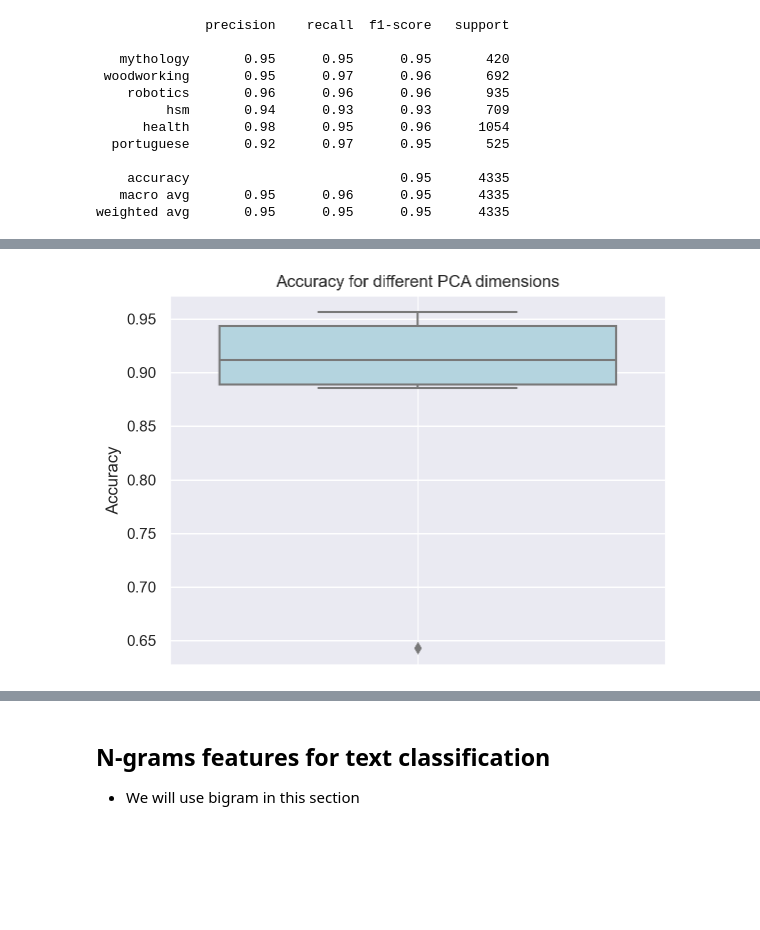
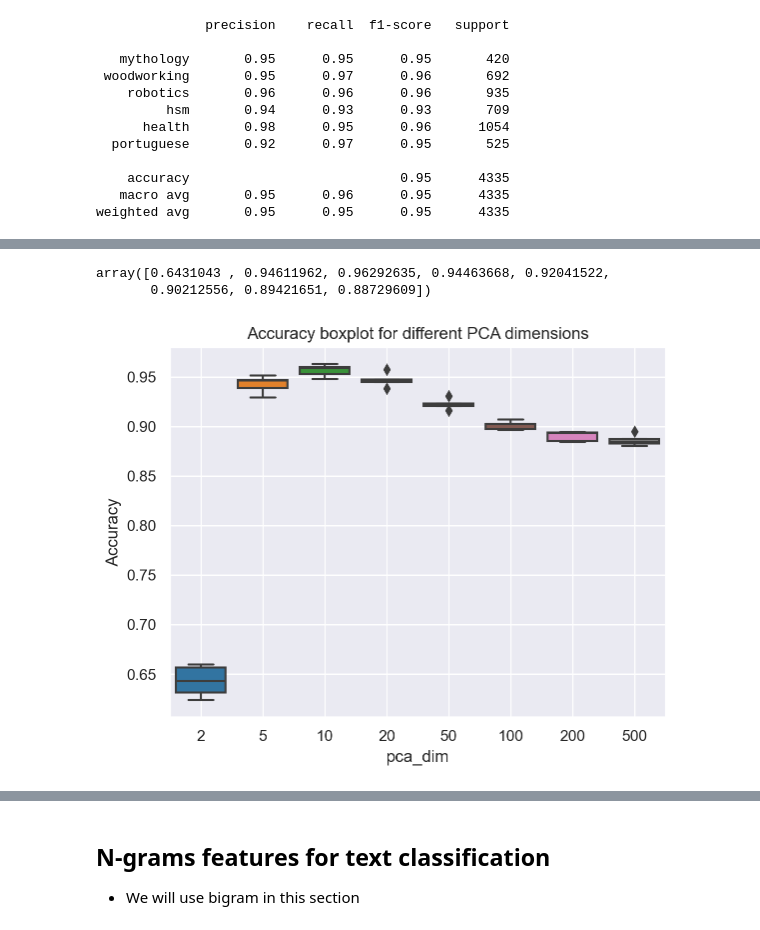
Before and after one commit to jlopetegui98/HandsOn-NLP, a Jupyter notebook: TP3/HoNLP-week3.ipynb, the cells around one changed output, grey strips where cells are left out. Drawn from its saved outputs; the diff is of its cells as text; code cells hidden in the pictures; blank space fills up the shorter version.

Commit message:
fix: pca boxplot

```diff
--- a/TP3/HoNLP-week3.ipynb
+++ b/TP3/HoNLP-week3.ipynb
@@ -666,9 +701,19 @@ array([0.64280771, 0.94236283, 0.95640138, 0.94661394, 0.92249135,
+# %%
+gs.cv_results_['split0_test_score']
+# %% [output]
+array([0.6431043 , 0.94611962, 0.96292635, 0.94463668, 0.92041522,
+       0.90212556, 0.89421651, 0.88729609])
 # %%
 # boxplot for pca dimension selection and mark the outliers
-sns.boxplot(y="mean_test_score", data=pd.DataFrame(gs.cv_results_), color="lightblue")
+scores = []
+for i,n_c in enumerate(gs.cv_results_['param_pca__n_components']):
+    for j in range(5):
+        scores.append((n_c, gs.cv_results_[f'split{j}_test_score'][i]))
+scores_df = pd.DataFrame(scores, columns=['pca_dim', 'accuracy'])
+sns.boxplot(x="pca_dim", y="accuracy", data=scores_df)
 plt.ylabel("Accuracy")
-plt.title("Accuracy for different PCA dimensions")
+plt.title("Accuracy boxplot for different PCA dimensions")
 plt.grid(True)
 plt.show()
 # %% [output]
-[figure, old version]
+[figure, new version]
```
Also changed, not shown: parts of 3 cells of this notebook.
